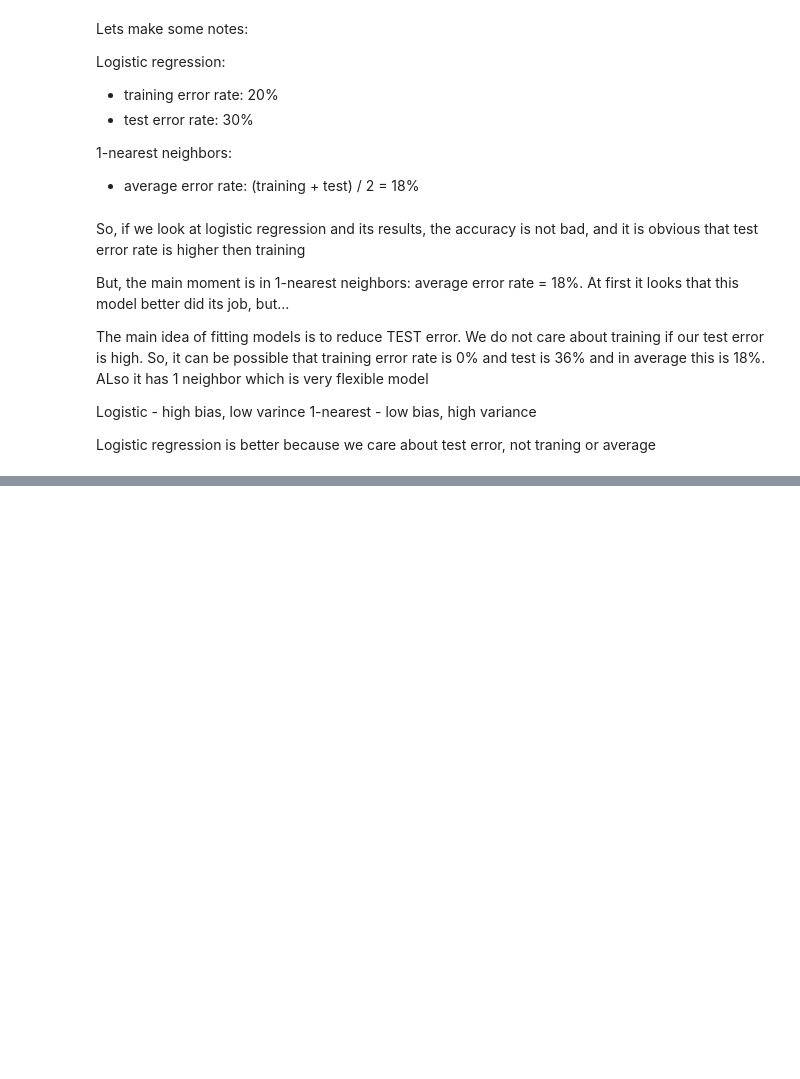
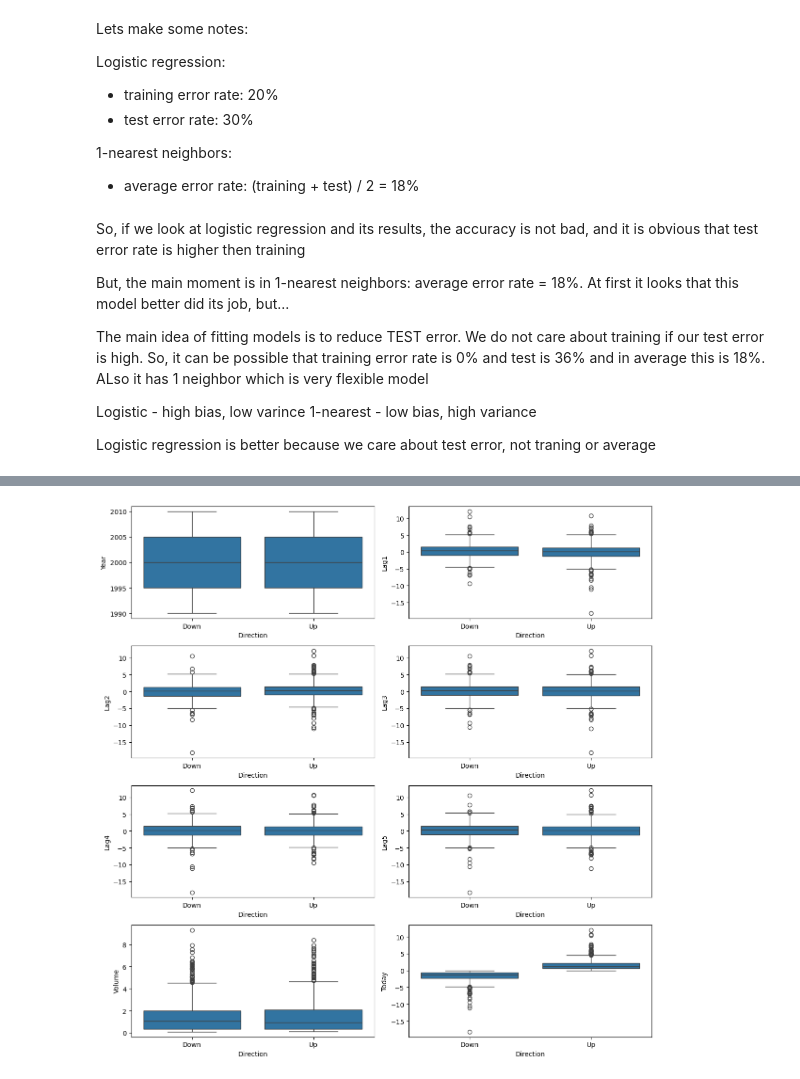
Before and after one commit to kolyakr/ISLP, a Jupyter notebook: 4_classification/exercises.ipynb, the cells around one changed output, grey strips where cells are left out. Saved outputs shown, nothing was run; the diff lists cells and outputs as text; code cells hidden in the pictures; blank space fills up the shorter version.

```diff
--- a/4_classification/exercises.ipynb
+++ b/4_classification/exercises.ipynb
@@ -316,0 +391,14 @@ Logistic regression is better because we care about test error, not traning or a
+# %%
+features = weekly.drop(columns=["Direction"]).columns
+n_cols = 2
+n_rows = int(np.ceil(len(features) / n_cols))
+
+fig, ax = plt.subplots(nrows=n_rows, ncols=n_cols, figsize=(12, 3 * n_rows))
+ax = ax.flatten()
+
+for i, x in enumerate(features):
+    sns.boxplot(data=weekly, x="Direction", y=x, ax=ax[i])
+
+plt.tight_layout()
+# %% [output]
+[figure, added]
```
Also changed, not shown: parts of 70 cells of this notebook.
